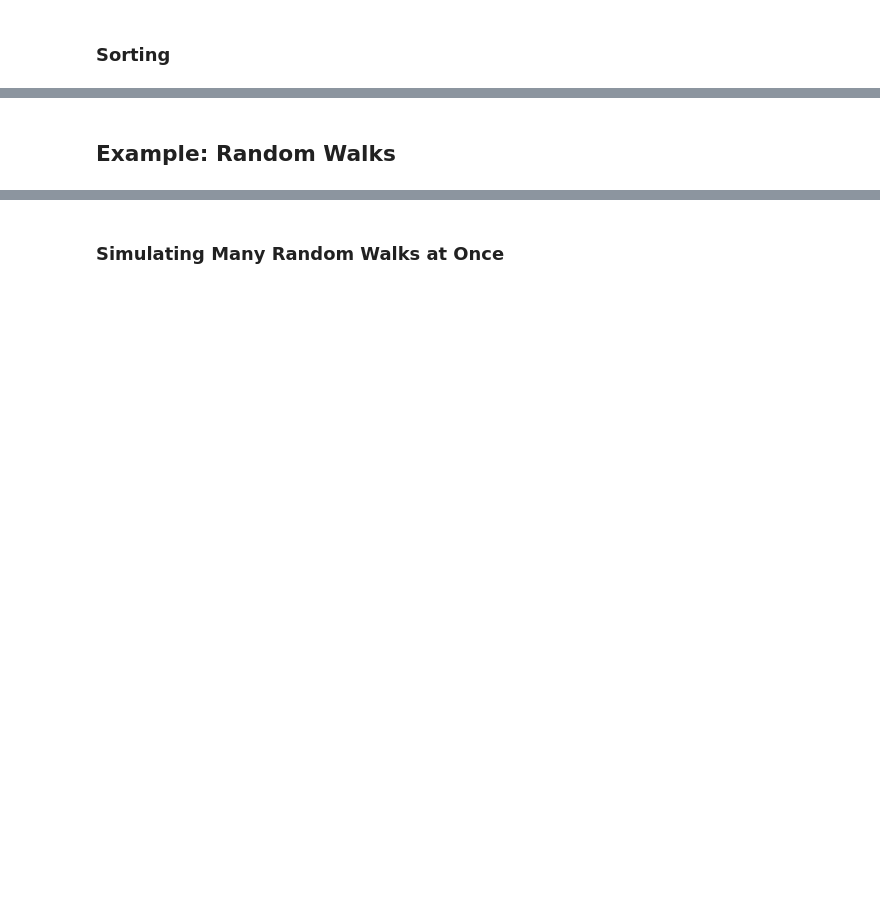
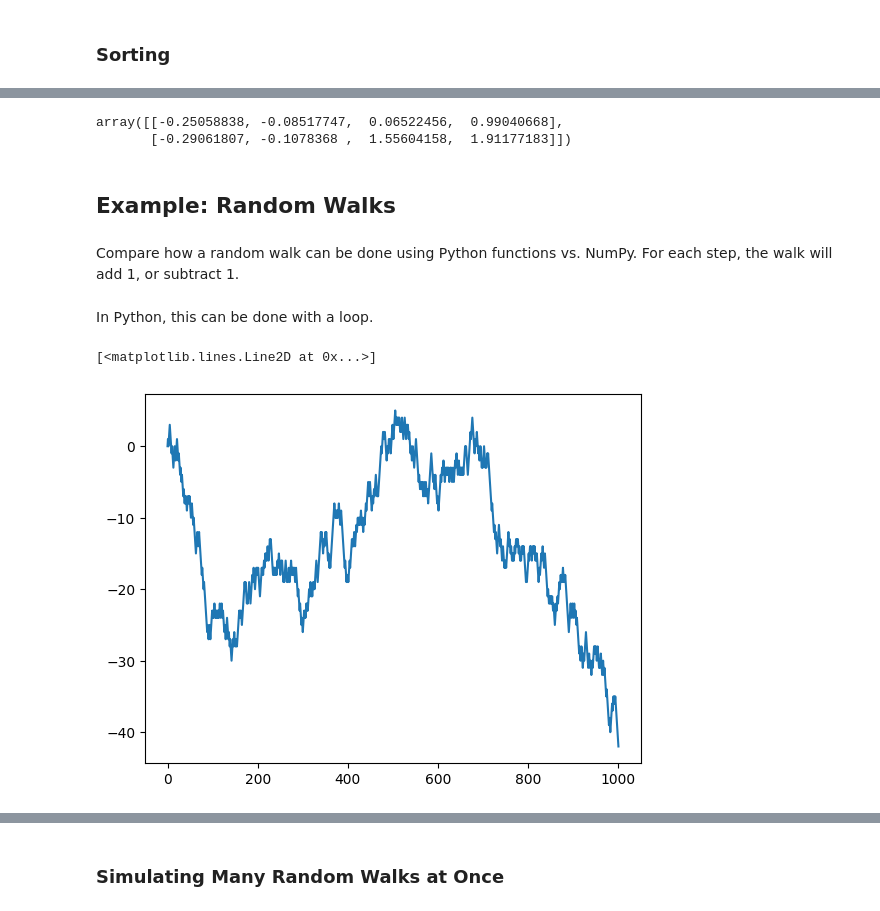
Before and after one commit to nghiaagent/2025-pydata-book, a Jupyter notebook: ipynb/chapter_4.ipynb, the cells around one changed output, grey strips where cells are left out. Cells and saved outputs as stored; diff of their text form; code cells hidden in the pictures; blank space fills up the shorter version.

```diff
--- a/ipynb/chapter_4.ipynb
+++ b/ipynb/chapter_4.ipynb
@@ -498,2 +763,33 @@ array([[[13, 13, 10, 15],
+# %%
+# Sort within rows
+np.sort(arr, axis=1)
+# %% [output]
+array([[-0.25058838, -0.08517747,  0.06522456,  0.99040668],
+       [-0.29061807, -0.1078368 ,  1.55604158,  1.91177183]])
 # %% [markdown]
 ## Example: Random Walks
+# %% [markdown]
+Compare how a random walk can be done using Python functions vs. NumPy. For each step, the walk will add 1, or subtract 1.
+# %% [markdown]
+In Python, this can be done with a loop.
+# %%
+# Define vars
+nsteps = 1000
+# %%
+# Python only
+import random
+position = 0
+walk = [position]
+
+## Run
+for i in range(nsteps):
+    step = random.randint(0, 1)
+    if step == 0:
+        step = -1
+    position = position + step
+    walk.append(position)
+
+plt.plot(walk)
+# %% [output]
+[<matplotlib.lines.Line2D at 0x...>]
+[figure, added]
```
Also changed, not shown: parts of 44 cells of this notebook.
